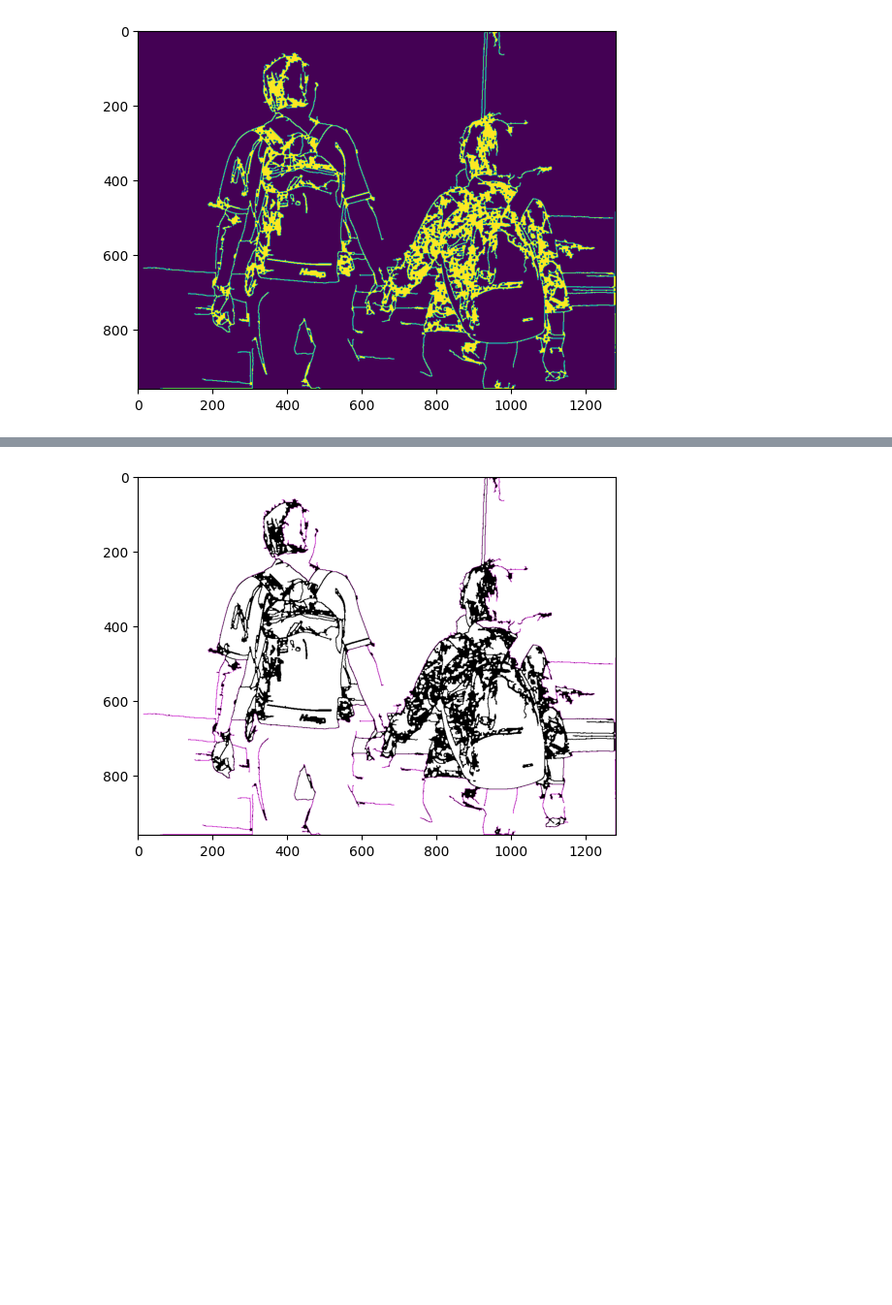
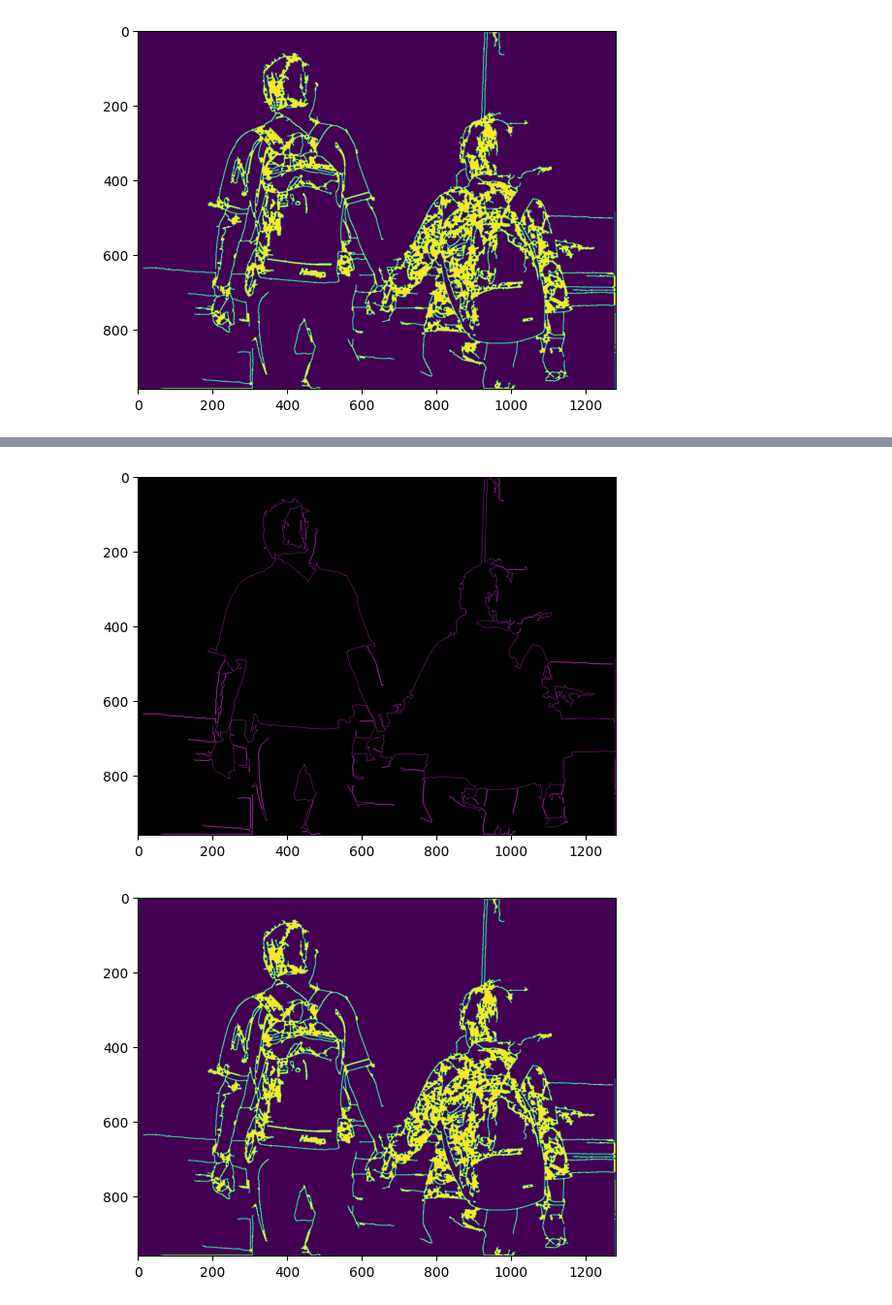
Before and after one commit to uol-mediaprocessing-2023-2024-classroom/project-line-art, a Jupyter notebook: dokumentary/TaleaResearchContours.ipynb, the cells around one changed output, grey strips where cells are left out. Shown at 97% size. Drawn from its saved outputs; the diff is of its cells as text; code cells hidden in the pictures; blank space fills up the shorter version.

```diff
--- a/dokumentary/TaleaResearchContours.ipynb
+++ b/dokumentary/TaleaResearchContours.ipynb
@@ -238,15 +247,20 @@ True
 # %%
 # Stack arrays in the depth sequence (along the third axis).
 mask_stack = np.dstack([edges]*3)    # Create 3-channel alpha mask
 
 #-- Blend masked img into MASK_COLOR background --------------------------------------
 mask_stack  = mask_stack.astype('float32') / 255.0          # Use float matrices,
 img         = CountersImg.astype('float32') / 255.0                 #  for easy blending
 
 masked = (mask_stack * img) + ((1-mask_stack) * MASK_COLOR) # Blend
 masked = (masked * 255).astype('uint8')                     # Convert back to 8-bit
 
+plt.imshow(img)
+plt.show()# Displa
+plt.imshow(edges)
+plt.show()# Displa
 plt.imshow(masked)
 plt.show()# Display
 # %% [output]
-[figure, old version]
+[figure, new version]
+[figure, added]
```
Also changed, not shown: parts of 9 cells of this notebook, 1 other file.
